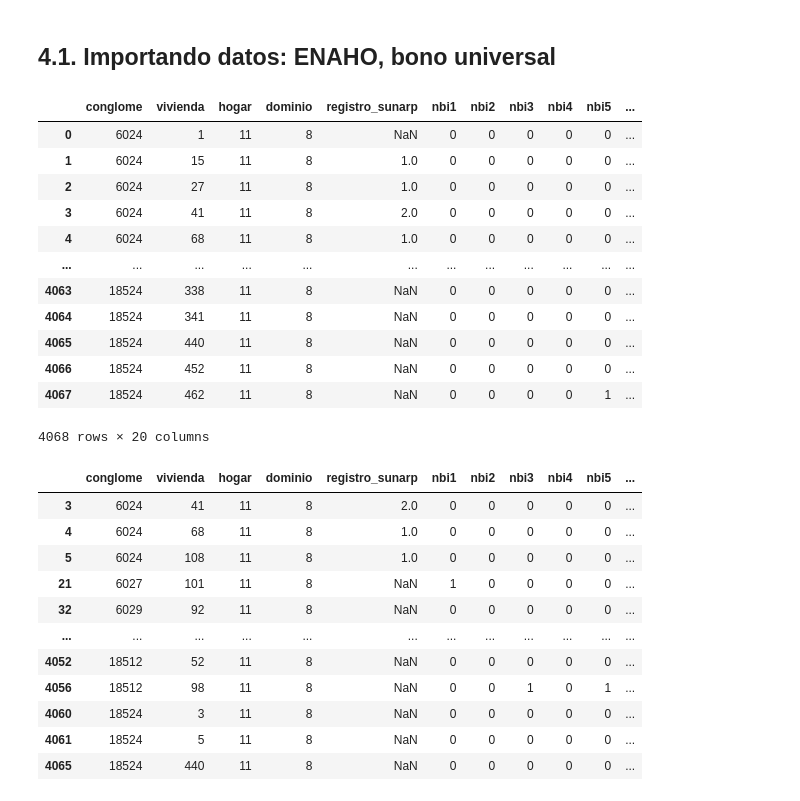
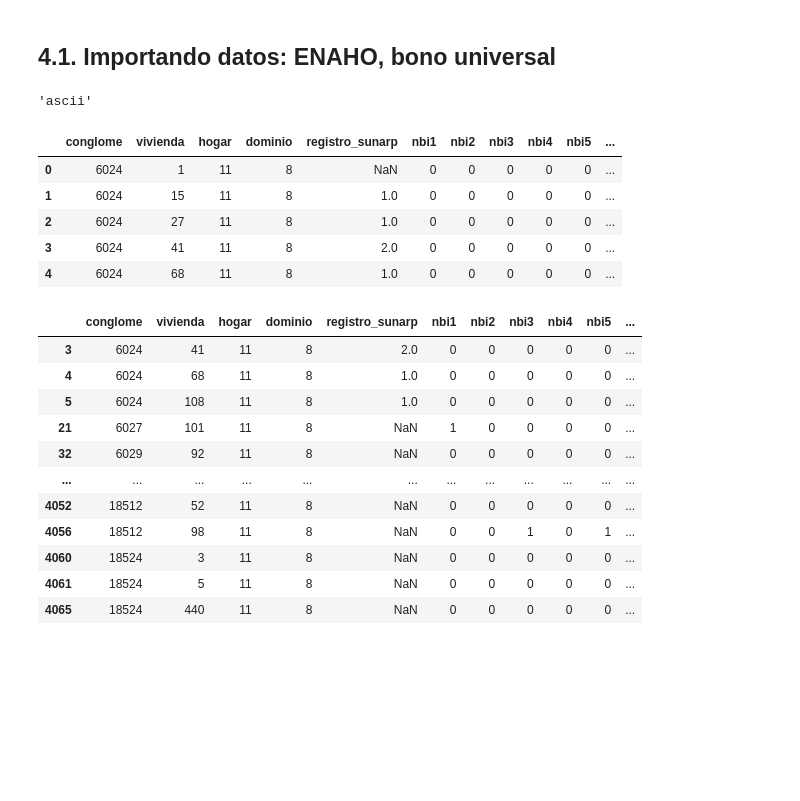
Before and after one commit to ulisesrodas/Python-for-DataScience, a Jupyter notebook: 9. Folium.ipynb, the cells around one changed output. Drawn from its saved outputs; the diff is of its cells as text; code cells hidden in the pictures; blank space fills up the shorter version.

```diff
--- a/9. Folium.ipynb
+++ b/9. Folium.ipynb
@@ -563,27 +575,27 @@ z
 # %%
 # Obteniendo el formato de caracteres del archivo
 # Personas de Lima que han recibido el Bono universal
+# 1. Construimos la ruta multiplataforma
+ruta_enaho_bono = os.path.join("data", "enaho_bonouniversal.csv")
 
-base = open(r'data/enaho_bonouniversal.csv', 'rb').read()
+# 2. Detectamos la codificación automáticamente
+base = open(ruta_enaho_bono, 'rb').read()
 det = chardet.detect(base)
 charenc = det['encoding']
-
-ENAHO = pd.read_csv(r'data/enaho_bonouniversal.csv', encoding = charenc)
-ENAHO
+charenc
 # %% [output]
-|  | conglome | vivienda | hogar | dominio | registro_sunarp | nbi1 | nbi2 | nbi3 | nbi4 | nbi5 | ... |
-| 0 | 6024 | 1 | 11 | 8 | NaN | 0 | 0 | 0 | 0 | 0 | ... |
-| 1 | 6024 | 15 | 11 | 8 | 1.0 | 0 | 0 | 0 | 0 | 0 | ... |
-| 2 | 6024 | 27 | 11 | 8 | 1.0 | 0 | 0 | 0 | 0 | 0 | ... |
-| 3 | 6024 | 41 | 11 | 8 | 2.0 | 0 | 0 | 0 | 0 | 0 | ... |
-| 4 | 6024 | 68 | 11 | 8 | 1.0 | 0 | 0 | 0 | 0 | 0 | ... |
-| ... | ... | ... | ... | ... | ... | ... | ... | ... | ... | ... | ... |
-| 4063 | 18524 | 338 | 11 | 8 | NaN | 0 | 0 | 0 | 0 | 0 | ... |
-| 4064 | 18524 | 341 | 11 | 8 | NaN | 0 | 0 | 0 | 0 | 0 | ... |
-| 4065 | 18524 | 440 | 11 | 8 | NaN | 0 | 0 | 0 | 0 | 0 | ... |
-| 4066 | 18524 | 452 | 11 | 8 | NaN | 0 | 0 | 0 | 0 | 0 | ... |
-| 4067 | 18524 | 462 | 11 | 8 | NaN | 0 | 0 | 0 | 0 | 1 | ... |
-4068 rows × 20 columns
+'ascii'
+# %%
+# 3. Leemos el archivo CSV
+ENAHO = pd.read_csv(ruta_enaho_bono, encoding=charenc)
+ENAHO.head()
+# %% [output]
+|  | conglome | vivienda | hogar | dominio | registro_sunarp | nbi1 | nbi2 | nbi3 | nbi4 | nbi5 | ... |
+| 0 | 6024 | 1 | 11 | 8 | NaN | 0 | 0 | 0 | 0 | 0 | ... |
+| 1 | 6024 | 15 | 11 | 8 | 1.0 | 0 | 0 | 0 | 0 | 0 | ... |
+| 2 | 6024 | 27 | 11 | 8 | 1.0 | 0 | 0 | 0 | 0 | 0 | ... |
+| 3 | 6024 | 41 | 11 | 8 | 2.0 | 0 | 0 | 0 | 0 | 0 | ... |
+| 4 | 6024 | 68 | 11 | 8 | 1.0 | 0 | 0 | 0 | 0 | 0 | ... |
 # %%
 # Me quedo con los que sí recibieron bono
 bono_uni= ENAHO[ENAHO.bono_uni == 1]
```
Also changed, not shown: parts of 11 cells of this notebook, 1 other file.
